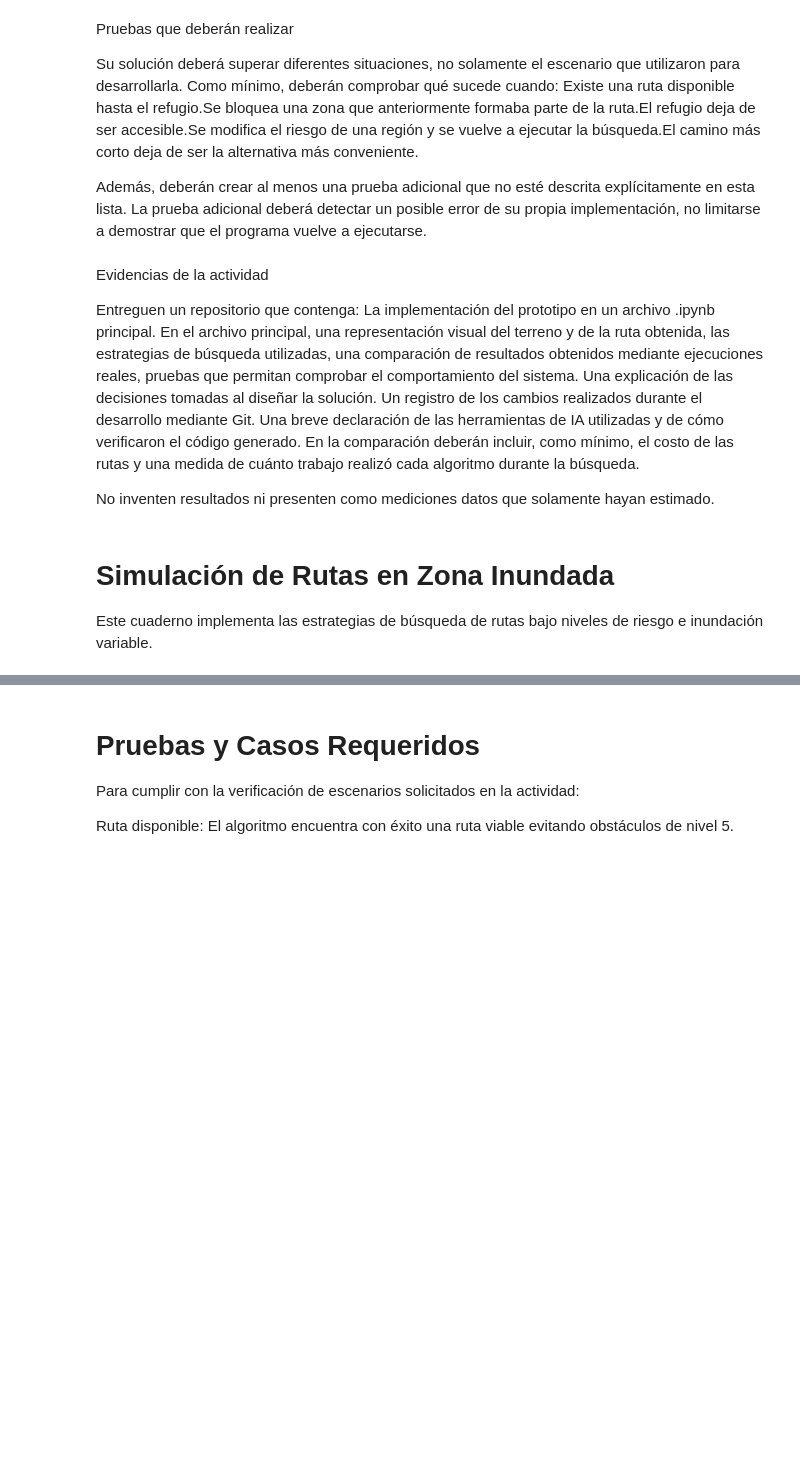
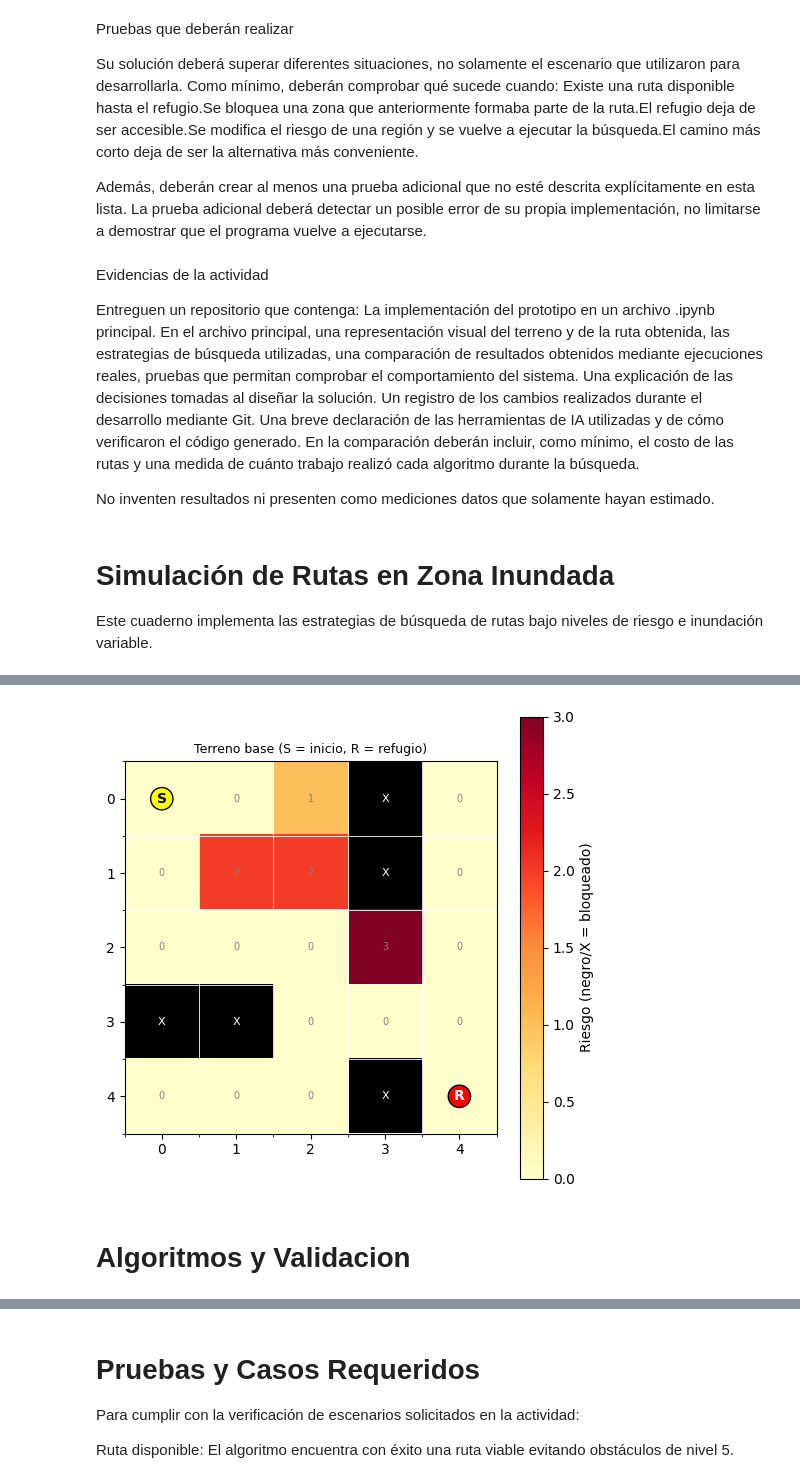
Before and after one commit to Venus108/Practica-de-Clase-2, a Jupyter notebook: Práctica_de_clase_2.ipynb, the cells around one changed output, grey strips where cells are left out. Saved outputs shown, nothing was run; the diff lists cells and outputs as text; code cells hidden in the pictures; blank space fills up the shorter version.

Commit message:
se modico el codigo de Simulación de Rutas en Zona Inundada por venus. se agrego Algoritmos y Validacion por iñaki

```diff
--- a/Práctica_de_clase_2.ipynb
+++ b/Práctica_de_clase_2.ipynb
@@ -116,0 +61,75 @@ Falla del sistema: Error intencional 1: Dijkstra no implementado. ¡Te toca prog
+# %%
+import numpy as np
+import matplotlib.pyplot as plt
+import pandas as pd
+import time
+from collections import deque
+import heapq
+
+BLOQUEADO = -1   # celda inundada / bloqueada
+ALPHA = 1.0      # peso del riesgo en el costo
+
+# -1 = Inundado (Bloqueado), 0 = Libre, 1-3 = Niveles de Riesgo
+mapa_inundacion = np.array([
+    [0, 0, 1, -1, 0],
+    [0, 2, 2, -1, 0],
+    [0, 0, 0, 3, 0],
+    [-1, -1, 0, 0, 0],
+    [0, 0, 0, -1, 0]
+])
+
+inicio = (0, 0)
+refugio = (4, 4)
+
+COLORES_ALG = {"bfs": "royalblue", "dijkstra": "darkgreen", "astar": "purple", "voraz": "magenta"}
+
+def _dibujar(ax, mapa, ruta=None, titulo="", ini=None, ref=None, color="royalblue"):
+    ini = inicio if ini is None else ini
+    ref = refugio if ref is None else ref
+    cmap = plt.get_cmap("YlOrRd").copy()
+    cmap.set_bad("black")                                   # bloqueado = negro
+    datos = np.ma.masked_where(mapa == BLOQUEADO, mapa)
+    im = ax.imshow(datos, cmap=cmap, vmin=0, vmax=max(3, int(mapa.max())))
+    if mapa.shape[0] <= 12 and mapa.shape[1] <= 12:
+        for r in range(mapa.shape[0]):
+            for c in range(mapa.shape[1]):
+                if mapa[r, c] == BLOQUEADO:
+                    ax.text(c, r, "X", ha="center", va="center", color="white", fontsize=8)
+                else:
+                    ax.text(c, r, int(mapa[r, c]), ha="center", va="center", color="gray", fontsize=7)
+    if ruta:
+        ax.plot([p[1] for p in ruta], [p[0] for p in ruta], marker="o", color=color,
+                linewidth=2, markersize=6)
+    ax.text(ini[1], ini[0], "S", ha="center", va="center", fontweight="bold",
+            bbox=dict(boxstyle="circle", fc="yellow", ec="black"))
+    ax.text(ref[1], ref[0], "R", ha="center", va="center", fontweight="bold", color="white",
+            bbox=dict(boxstyle="circle", fc="red", ec="black"))
+    ax.set_xticks(np.arange(-.5, mapa.shape[1], 1), minor=True)
+    ax.set_yticks(np.arange(-.5, mapa.shape[0], 1), minor=True)
+    ax.grid(which="minor", color="white", linewidth=0.6)
+    ax.set_title(titulo, fontsize=9)
+    return im
+
+def visualizar_terreno(mapa, ruta=None, titulo="Simulación de Evacuación", ini=None, ref=None):
+    # Representación visual del terreno (S = inicio, R = refugio, negro = bloqueado) y de la ruta.
+    fig, ax = plt.subplots(figsize=(6, 6))
+    im = _dibujar(ax, mapa, ruta, titulo, ini, ref)
+    fig.colorbar(im, ax=ax, label="Riesgo (negro/X = bloqueado)")
+    plt.show()
+
+def visualizar_comparacion(mapa, rutas, titulo="", ini=None, ref=None):
+    # rutas: dict {nombre_algoritmo: ruta}
+    n = len(rutas)
+    fig, axs = plt.subplots(1, n, figsize=(4 * n, 4.4), squeeze=False)
+    im = None
+    for ax, (nombre, ruta) in zip(axs[0], rutas.items()):
+        im = _dibujar(ax, mapa, ruta, nombre, ini, ref, COLORES_ALG.get(nombre, "royalblue"))
+    fig.suptitle(titulo)
+    fig.colorbar(im, ax=axs.ravel().tolist(), label="Riesgo (negro/X = bloqueado)", shrink=0.8)
+    plt.show()
+
+visualizar_terreno(mapa_inundacion, titulo="Terreno base (S = inicio, R = refugio)")
+# %% [output]
+[figure, added]
+# %% [markdown]
+# Algoritmos y Validacion
```
Also changed, not shown: parts of 14 cells of this notebook.
